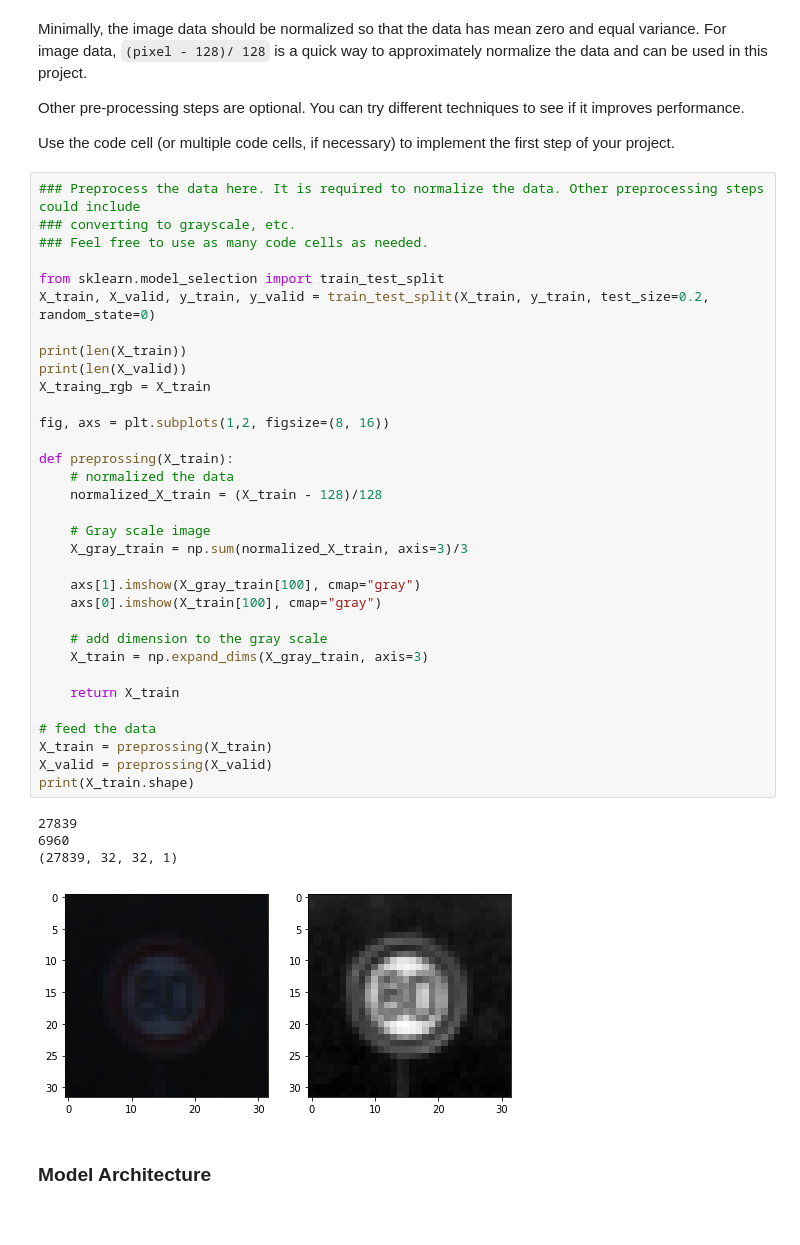
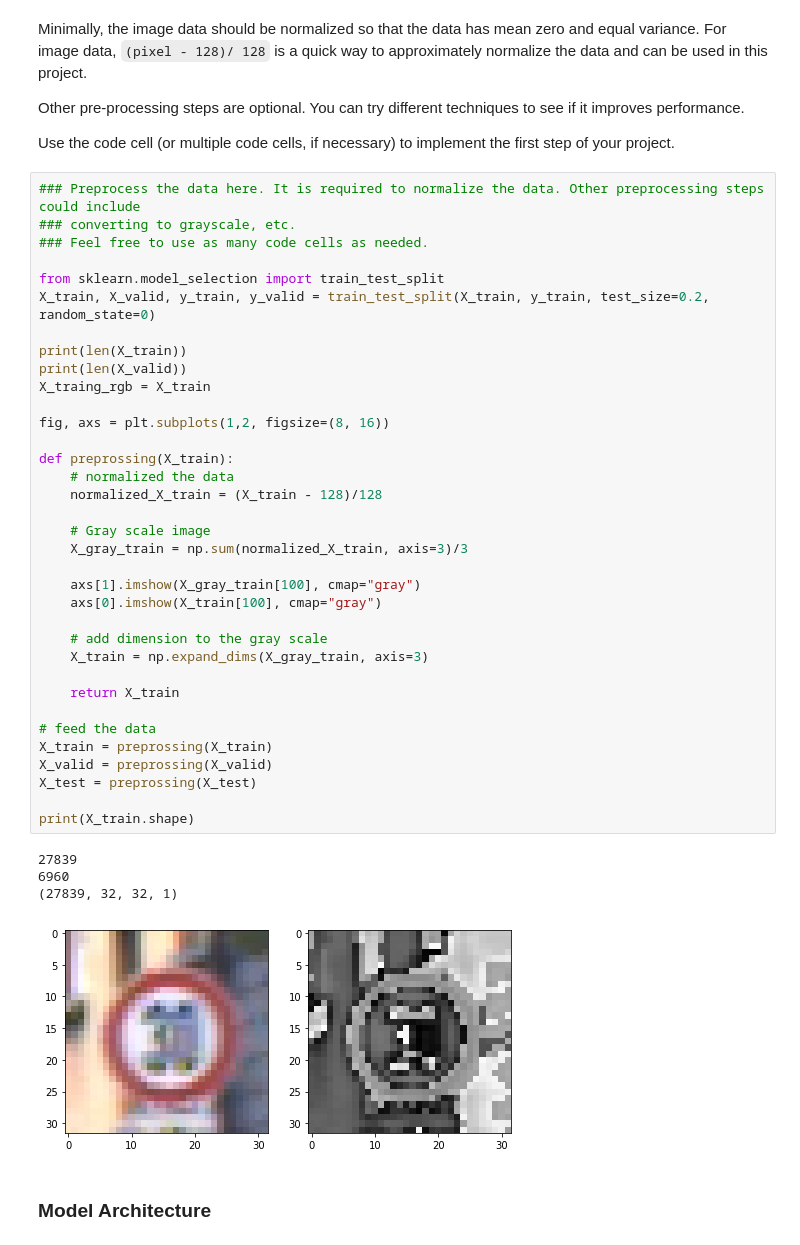
Before and after one commit to Hosseinf/CarND-Traffic-Sign-Classifier-Project, a Jupyter notebook: Traffic_Sign_Classifier.ipynb, the cells around one changed output. Drawn from its saved outputs; the diff is of its cells as text.

```diff
--- a/Traffic_Sign_Classifier.ipynb
+++ b/Traffic_Sign_Classifier.ipynb
@@ -200,34 +200,36 @@ X_train, X_valid, y_train, y_valid = train_test_split(X_train, y_train, test_siz
 
 print(len(X_train))
 print(len(X_valid))
 X_traing_rgb = X_train
 
 fig, axs = plt.subplots(1,2, figsize=(8, 16))
 
 def preprossing(X_train):
     # normalized the data
     normalized_X_train = (X_train - 128)/128
 
     # Gray scale image
     X_gray_train = np.sum(normalized_X_train, axis=3)/3
 
     axs[1].imshow(X_gray_train[100], cmap="gray")
     axs[0].imshow(X_train[100], cmap="gray")
 
     # add dimension to the gray scale
     X_train = np.expand_dims(X_gray_train, axis=3)
 
     return X_train
 
 # feed the data
 X_train = preprossing(X_train)
 X_valid = preprossing(X_valid)
+X_test = preprossing(X_test)
+
 print(X_train.shape)
 # %% [output]
 27839
 6960
 (27839, 32, 32, 1)
-[figure, old version]
+[figure, new version]
 # %% [markdown]
 ### Model Architecture
 # %%
```
Also changed, not shown: parts of 2 cells of this notebook, 2 other files.
